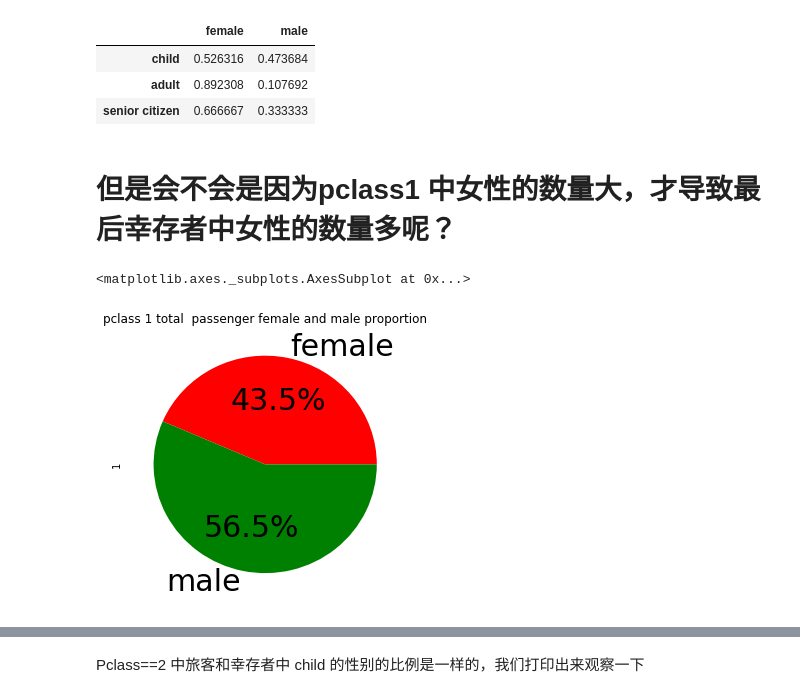
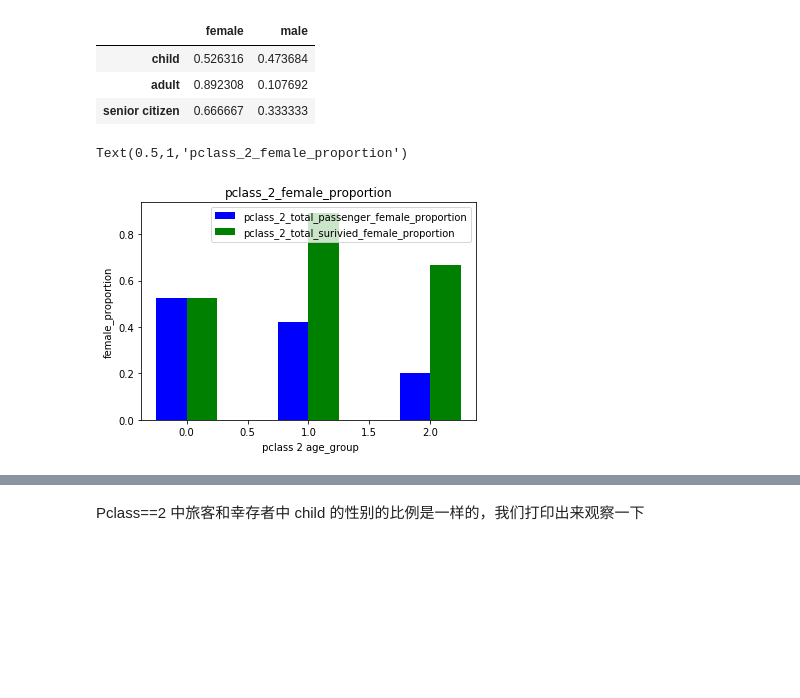
Before and after one commit to dedlous/data_wrangling, a Jupyter notebook: titanic-data_wrangle.ipynb, the cells around one changed output, grey strips where cells are left out. Drawn from its saved outputs; the diff is of its cells as text; code cells hidden in the pictures; blank space fills up the shorter version.

```diff
--- a/titanic-data_wrangle.ipynb
+++ b/titanic-data_wrangle.ipynb
@@ -500,24 +496,16 @@ df_pclass_2_surviver_agegroup_sexual_proportion
 # %%
 #
 # 打印出pclass 2 中幸存者与整体旅客 中 女性逃生的比例的柱状图对比
 #
 plt.bar(X -0.125, df_pclass_2_agegroup_sexual_proportion['female'], color = 'b', width = 0.25,
         label='pclass_2_total_passenger_female_proportion')
 plt.bar(X +0.125, df_pclass_2_surviver_agegroup_sexual_proportion['female'], color = 'g', width = 0.25,
         label='pclass_2_total_surivied_female_proportion')
 
 plt.legend()
-plt.xlabel(' pclass ')
-plt.ylabel('pclass senior citizen  proportion')
+plt.xlabel(' pclass 2 age_group')
+plt.ylabel('female_proportion')
 plt.title('pclass_2_female_proportion')
+# %% [output]
+Text(0.5,1,'pclass_2_female_proportion')
+[figure, added]
-# %% [markdown]
-# 但是会不会是因为pclass1 中女性的数量大，才导致最后幸存者中女性的数量多呢？
-# %%
-#
-# 打印出船上pclass 1 中的旅客女性的数量的比例的饼状图
-#
-(df_pclass_sex_proportion.loc[1]).plot.pie(autopct='%1.1f%%',fontsize=30,figsize=(5, 5),colors=['r', 'g'],
-                                           title='pclass 1 total  passenger female and male proportion')
-# %% [output]
-<matplotlib.axes._subplots.AxesSubplot at 0x...>
-[figure, removed]
```
Also changed, not shown: parts of 36 cells of this notebook, 1 other file.
